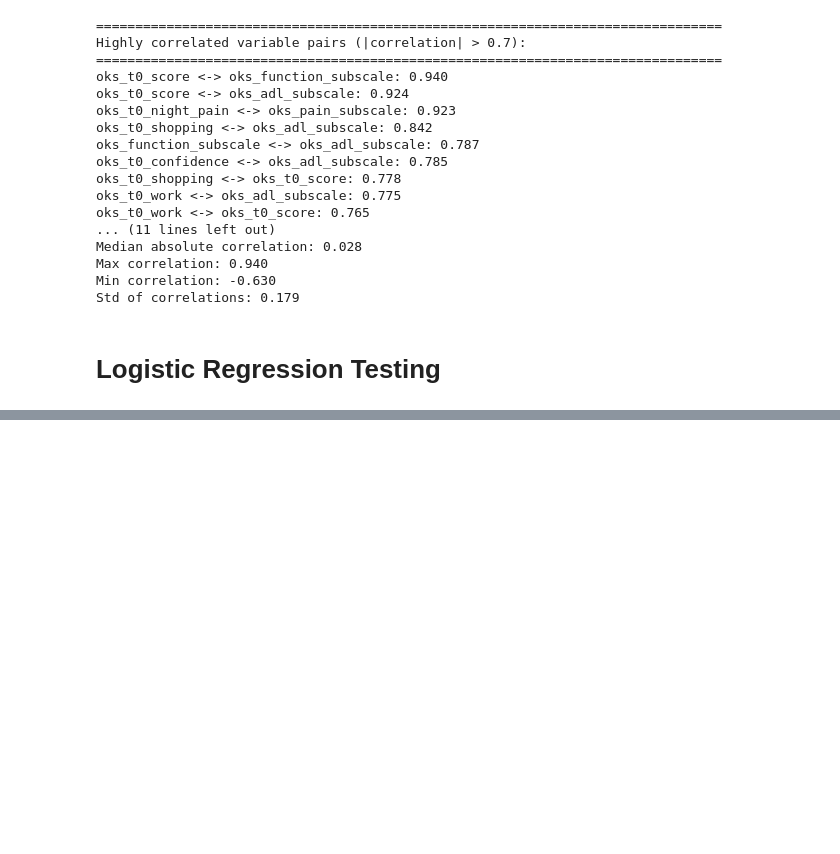
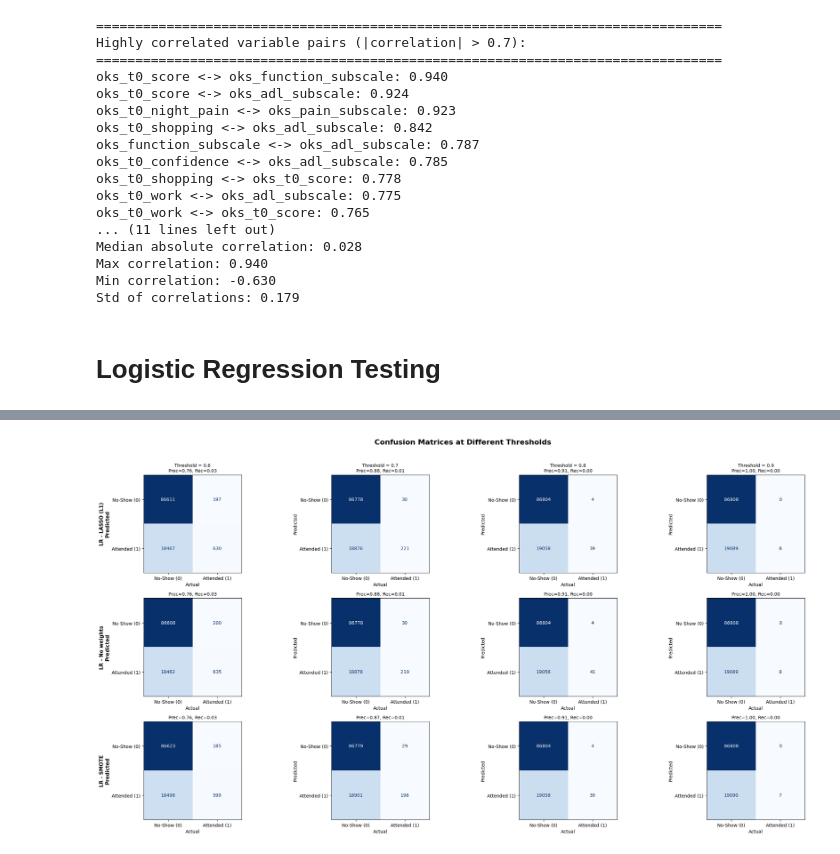
Before and after one commit to saras-audrius/EAISI-Group-Project---NHS, a Jupyter notebook: code/modelling_experiment.ipynb, the cells around one changed output, grey strips where cells are left out. Drawn from its saved outputs; the diff is of its cells as text; code cells hidden in the pictures; blank space fills up the shorter version.

```diff
--- a/code/modelling_experiment.ipynb
+++ b/code/modelling_experiment.ipynb
@@ -3356,0 +610,86 @@ STEP 1: CREATING SMOTE + DECISION TREE PIPELINE
+# %%
+# Create confusion matrix at different thresholds for the these models: LR - LASSO (L1), LR - No weights, LR - SMOTE
+
+import matplotlib.pyplot as plt
+import numpy as np
+from sklearn.metrics import confusion_matrix, ConfusionMatrixDisplay
+
+# Models to analyze
+selected_models = ['LR - LASSO (L1)', 'LR - No weights', 'LR - SMOTE']
+
+# Thresholds to evaluate
+thresholds = [0.6, 0.7, 0.8, 0.9]
+
+# Create figure with subplots: rows = models, columns = thresholds
+fig, axes = plt.subplots(len(selected_models), len(thresholds), figsize=(24, 12))
+fig.suptitle('Confusion Matrices at Different Thresholds', fontsize=16, fontweight='bold', y=1.02)
+
+for row, model_name in enumerate(selected_models):
+    if model_name not in proba_dict:
+        print(f"Warning: {model_name} not found in proba_dict")
+        continue
+
+    probas = proba_dict[model_name]
+
+    for col, thresh in enumerate(thresholds):
+        # Convert probabilities to predictions at this threshold
+        y_pred = (probas >= thresh).astype(int)
+
+        # Calculate confusion matrix
+        cm = confusion_matrix(y_train, y_pred)
+
+        # Plot confusion matrix
+        ax = axes[row, col]
+        disp = ConfusionMatrixDisplay(confusion_matrix=cm, display_labels=['No-Show (0)', 'Attended (1)'])
+        disp.plot(ax=ax, cmap='Blues', colorbar=False, values_format='d')
+
+        # Calculate metrics for title
+        tn, fp, fn, tp = cm.ravel()
+        precision = tp / (tp + fp) if (tp + fp) > 0 else 0
+        recall = tp / (tp + fn) if (tp + fn) > 0 else 0
+        specificity = tn / (tn + fp) if (tn + fp) > 0 else 0
+
+        if row == 0:
+            ax.set_title(f'Threshold = {thresh}\nPrec={precision:.2f}, Rec={recall:.2f}', fontsize=10)
+        else:
+            ax.set_title(f'Prec={precision:.2f}, Rec={recall:.2f}', fontsize=10)
+
+        if col == 0:
+            ax.set_ylabel(f'{model_name}\nPredicted', fontsize=11, fontweight='bold')
+        else:
+            ax.set_ylabel('Predicted')
+
+        ax.set_xlabel('Actual')
+
+plt.tight_layout()
+#plt.savefig('../outputs/confusion_matrices_thresholds.png', dpi=150, bbox_inches='tight')
+plt.show()
+
+print("\n" + "="*80)
+print("SUMMARY: Confusion Matrix Metrics at Different Thresholds")
+print("="*80)
+
+# Print summary table
+for model_name in selected_models:
+    if model_name not in proba_dict:
+        continue
+
+    print(f"\n📊 {model_name}")
+    print("-" * 70)
+    print(f"{'Threshold':<12} {'TN':>8} {'FP':>8} {'FN':>8} {'TP':>8} {'Precision':>10} {'Recall':>10} {'Specificity':>12}")
+    print("-" * 70)
+
+    probas = proba_dict[model_name]
+
+    for thresh in thresholds:
+        y_pred = (probas >= thresh).astype(int)
+        cm = confusion_matrix(y_train, y_pred)
+        tn, fp, fn, tp = cm.ravel()
+
+        precision = tp / (tp + fp) if (tp + fp) > 0 else 0
+        recall = tp / (tp + fn) if (tp + fn) > 0 else 0
+        specificity = tn / (tn + fp) if (tn + fp) > 0 else 0
+
+        print(f"{thresh:<12.1f} {tn:>8,} {fp:>8,} {fn:>8,} {tp:>8,} {precision:>10.4f} {recall:>10.4f} {specificity:>12.4f}")
+# %% [output]
+[figure, added]
```
Also changed, not shown: parts of 46 cells of this notebook.
